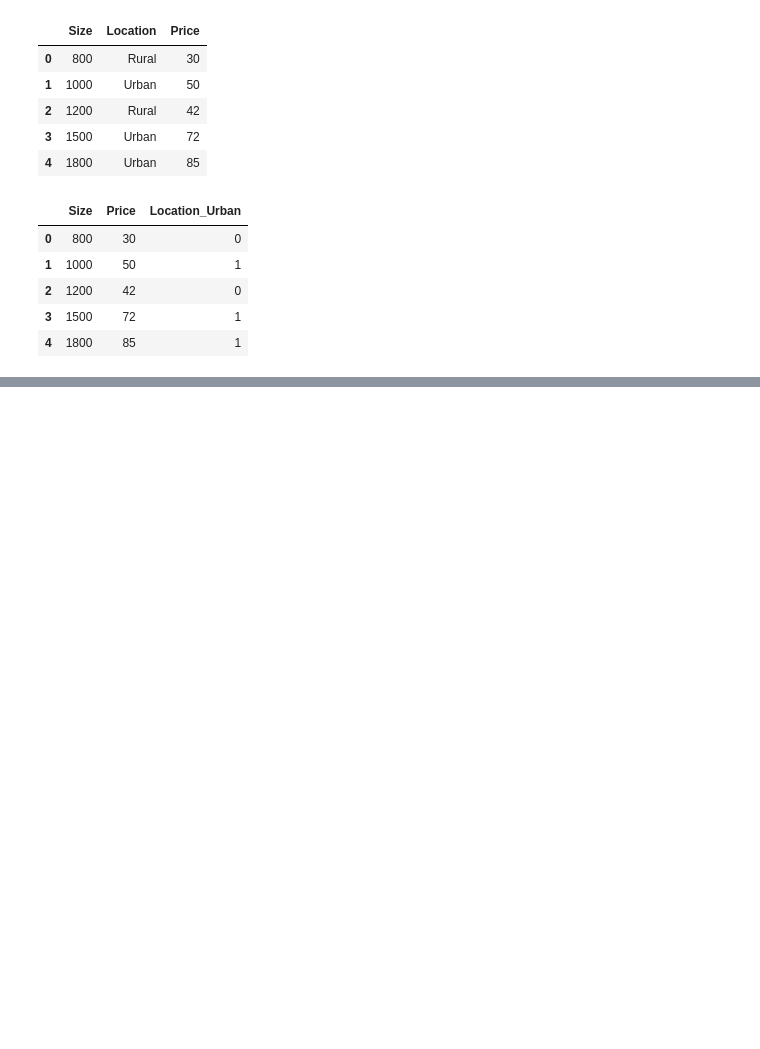
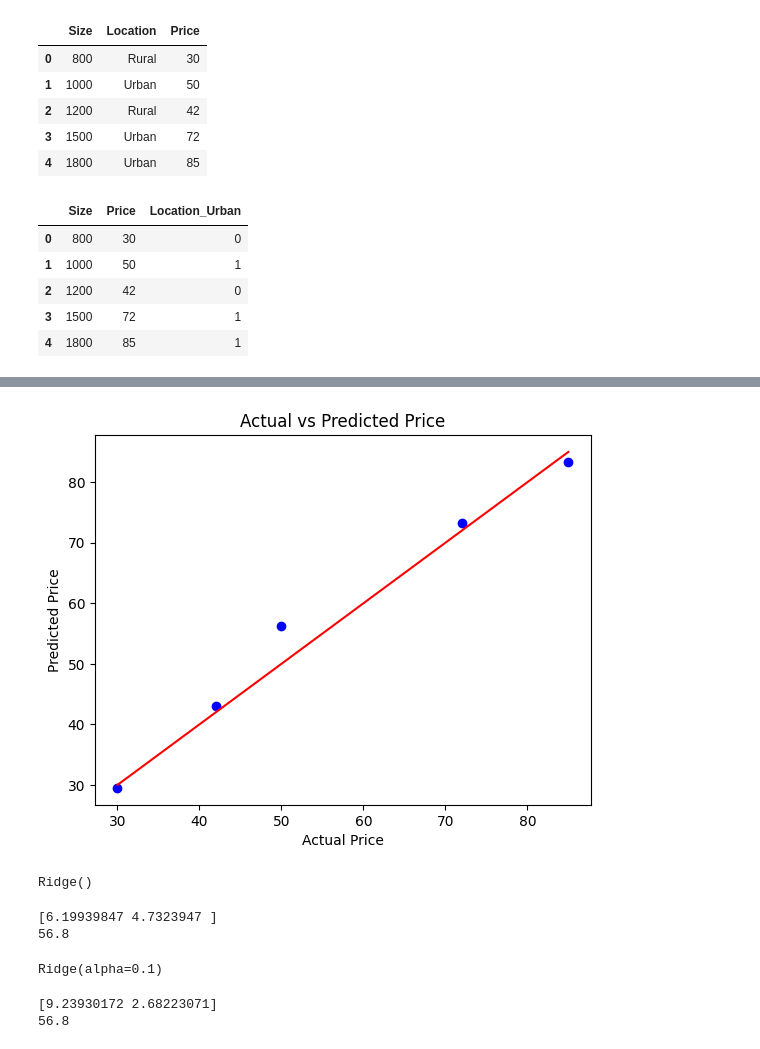
Before and after one commit to akshudurairaj/Applied-Machine-Learning, a Jupyter notebook: AML_Linear_regression.ipynb, the cells around one changed output, grey strips where cells are left out. Saved outputs shown, nothing was run; the diff lists cells and outputs as text; code cells hidden in the pictures; blank space fills up the shorter version.

```diff
--- a/AML_Linear_regression.ipynb
+++ b/AML_Linear_regression.ipynb
@@ -255,0 +330,12 @@ df_encoded
+# %%
+#Using Ridge and Laso
+from sklearn.pipeline import make_pipeline
+from sklearn.preprocessing import StandardScaler
+from sklearn.linear_model import Ridge
+
+#create a pipeline:
+#1.standardize the predictors
+#2.Apply Ridge Regression
+model = make_pipeline(StandardScaler(),Ridge(alpha=0.1))
+model.fit(X_train,y_train)
+Y_pred=model.predict(X_test)
@@ -255,0 +353,17 @@ df_encoded
+# %%
+import matplotlib.pyplot as plt
+
+y_pred = model.predict(X)
+
+plt.scatter(y, y_pred, color="blue")
+
+# Perfect prediction line
+plt.plot([y.min(), y.max()], [y.min(), y.max()], color="red")
+
+plt.xlabel("Actual Price")
+plt.ylabel("Predicted Price")
+plt.title("Actual vs Predicted Price")
+
+plt.show()
+# %% [output]
+[figure, added]
@@ -255,0 +384,22 @@ df_encoded
+# %%
+model=Ridge(alpha=1.0)
+model.fit(x_scaled,y)
+# %% [output]
+Ridge()
+# %%
+print(model.coef_)
+print(model.intercept_)
+# %% [output]
+[6.19939847 4.7323947 ]
+56.8
+# %%
+model=Ridge(alpha=0.1)
+model.fit(x_scaled,y)
+# %% [output]
+Ridge(alpha=0.1)
+# %%
+print(model.coef_)
+print(model.intercept_)
+# %% [output]
+[9.23930172 2.68223071]
+56.8
```
Also changed, not shown: parts of 17 cells of this notebook.
